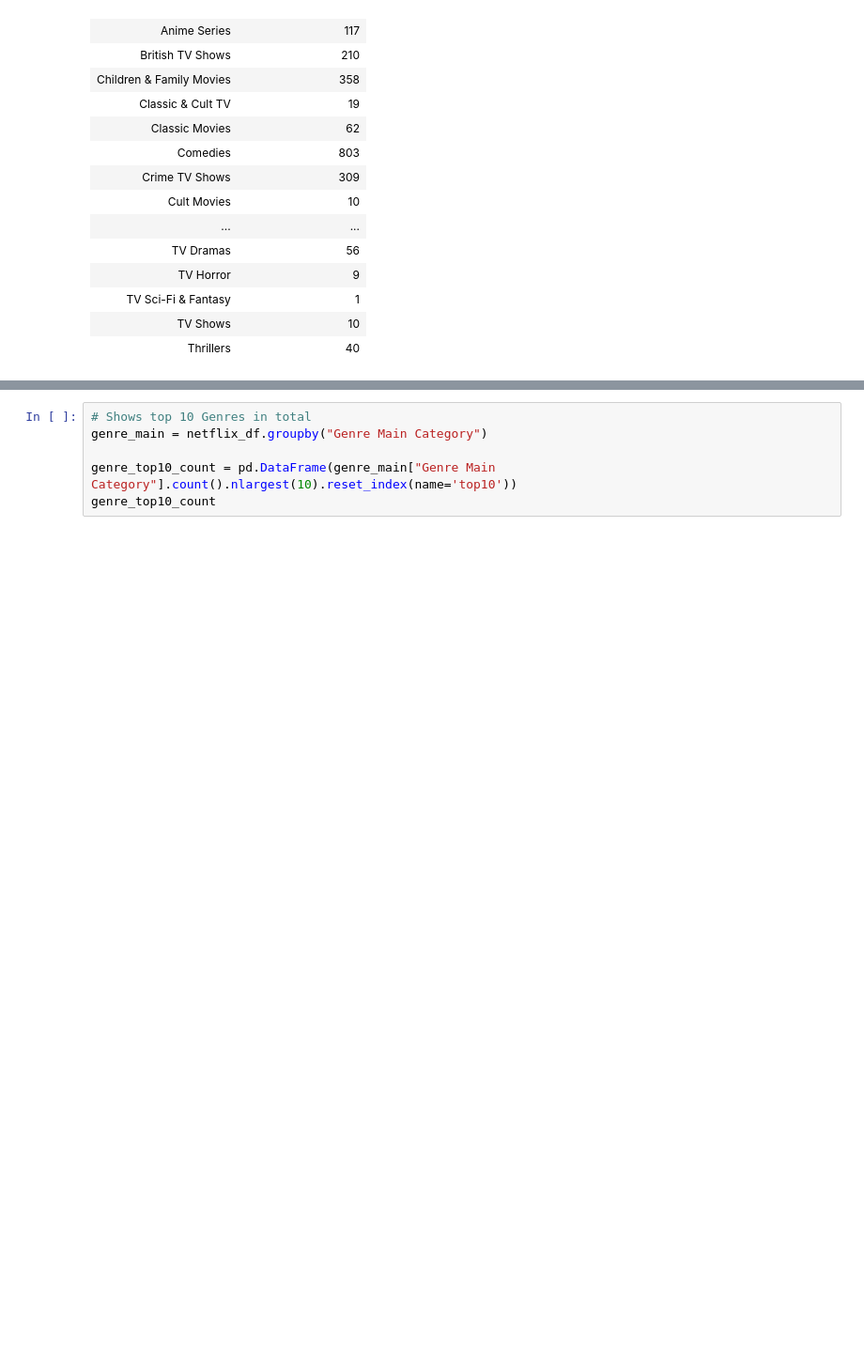
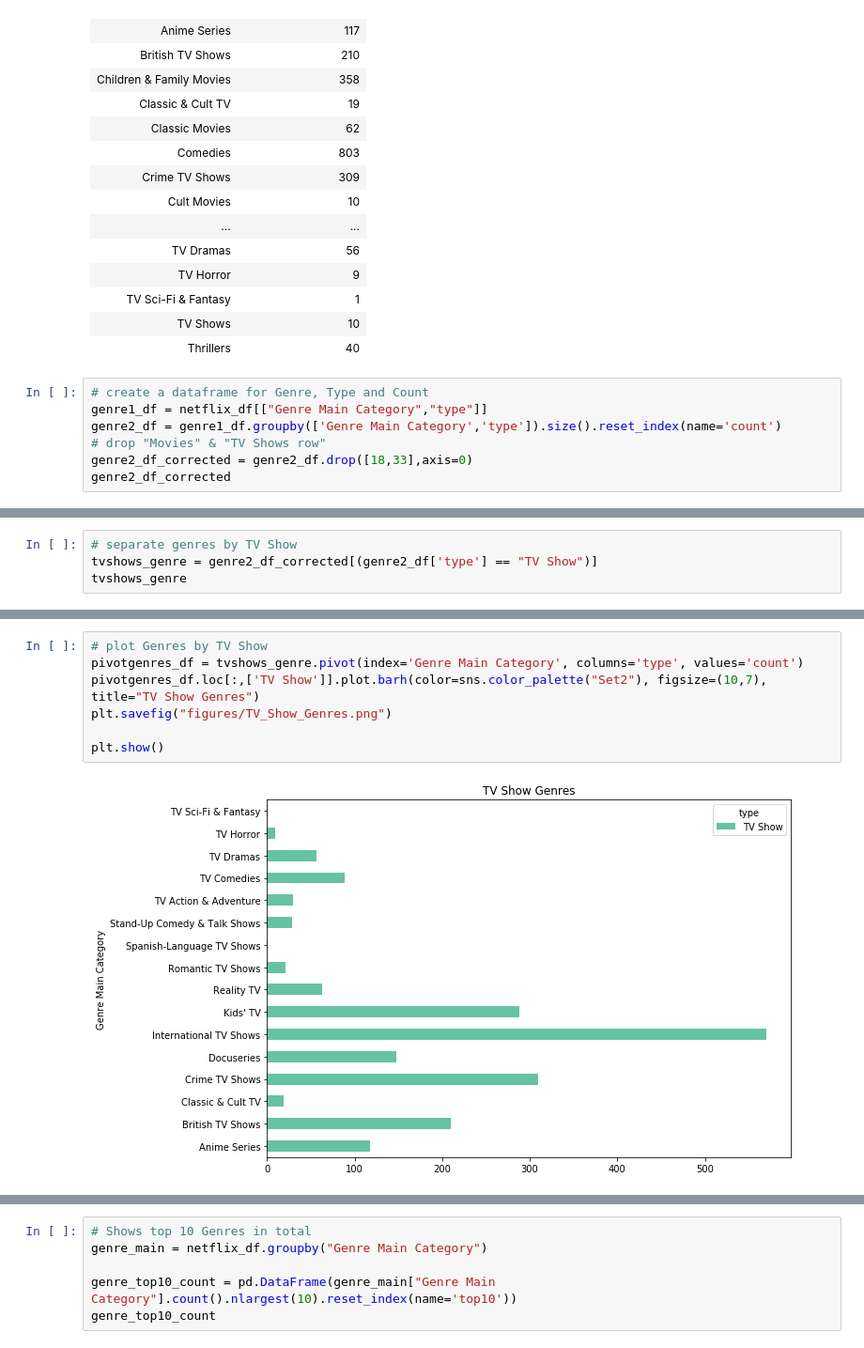
Before and after one commit to vmratcliff/Netflix-Exploratory-Analysis, a Jupyter notebook: Netflix notebook-VMR Working Copy.ipynb, the cells around one changed output, grey strips where cells are left out. Shown: that part at 94% size. Cells and saved outputs as stored; diff of their text form; blank space fills up the shorter version.

```diff
--- a/Netflix notebook-VMR Working Copy.ipynb
+++ b/Netflix notebook-VMR Working Copy.ipynb
@@ -151,3 +146,10 @@ genre_main_count
 | TV Sci-Fi & Fantasy | 1 |
 | TV Shows | 10 |
 | Thrillers | 40 |
+# %%
+# create a dataframe for Genre, Type and Count
+genre1_df = netflix_df[["Genre Main Category","type"]]
+genre2_df = genre1_df.groupby(['Genre Main Category','type']).size().reset_index(name='count')
+# drop "Movies" & "TV Shows row"
+genre2_df_corrected = genre2_df.drop([18,33],axis=0)
+genre2_df_corrected
@@ -153,0 +207,4 @@ genre_main_count
+# %%
+# separate genres by TV Show
+tvshows_genre = genre2_df_corrected[(genre2_df['type'] == "TV Show")]
+tvshows_genre
@@ -153,0 +229,9 @@ genre_main_count
+# %%
+# plot Genres by TV Show
+pivotgenres_df = tvshows_genre.pivot(index='Genre Main Category', columns='type', values='count')
+pivotgenres_df.loc[:,['TV Show']].plot.barh(color=sns.color_palette("Set2"), figsize=(10,7), title="TV Show Genres")
+plt.savefig("figures/TV_Show_Genres.png")
+
+plt.show()
+# %% [output]
+[figure, added]
```
Also changed, not shown: parts of 34 cells of this notebook, 10 other files.
